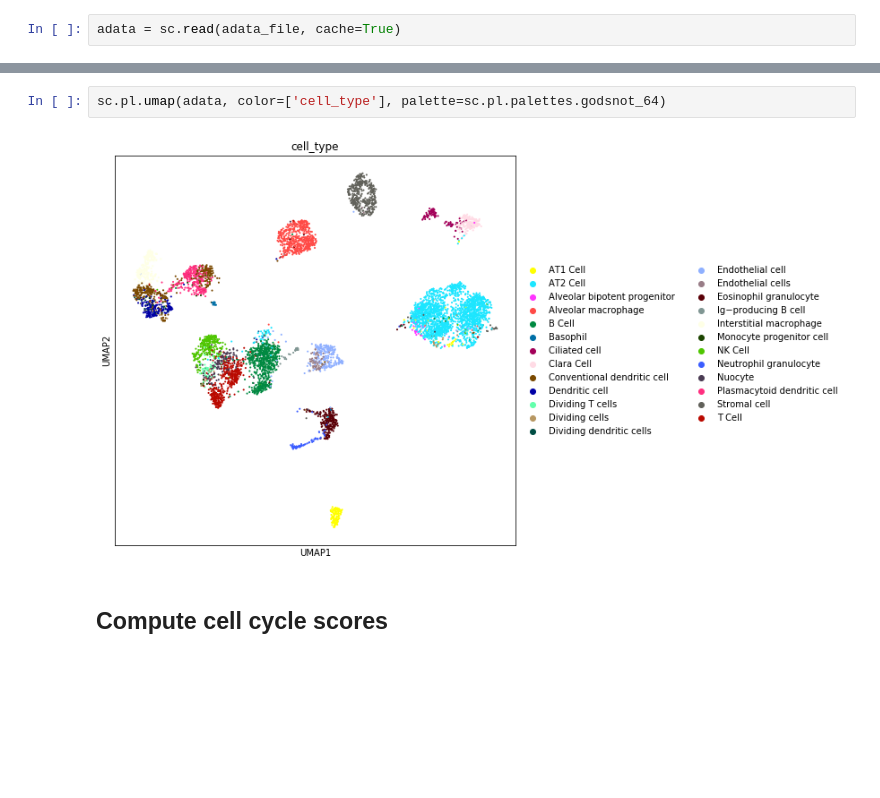
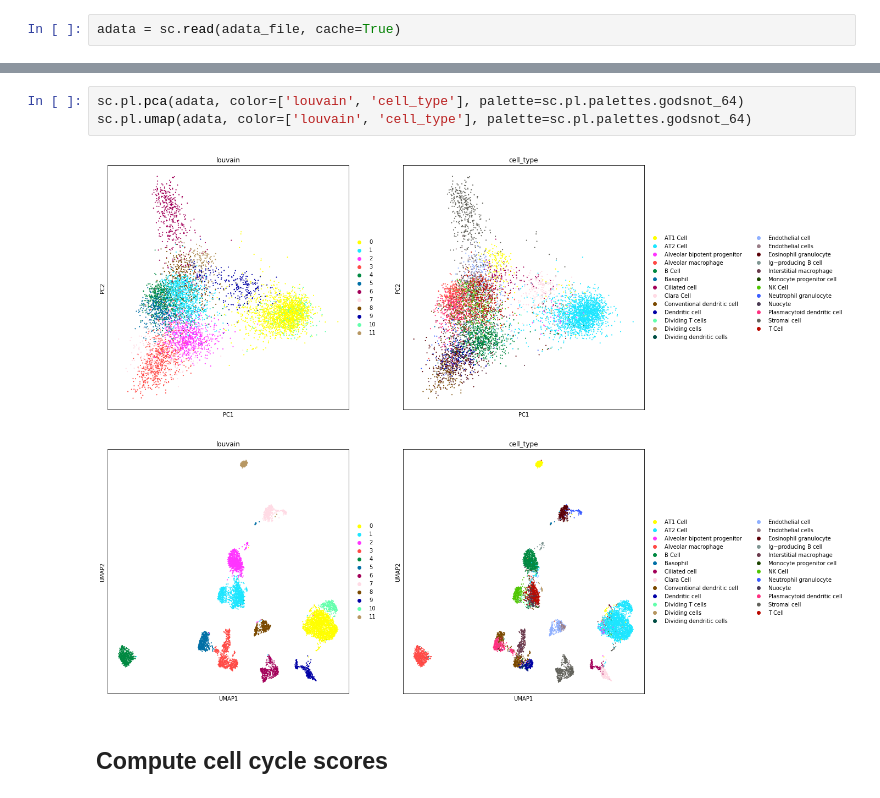
Before and after one commit to theislab/scib, a Jupyter notebook: notebooks/metrics/cell_cycle_effect.ipynb, the cells around one changed output, grey strips where cells are left out. Saved outputs shown, nothing was run; the diff lists cells and outputs as text; blank space fills up the shorter version.

```diff
--- a/notebooks/metrics/cell_cycle_effect.ipynb
+++ b/notebooks/metrics/cell_cycle_effect.ipynb
@@ -70,7 +53,9 @@ running Louvain clustering
 # %%
-sc.pl.umap(adata, color=['cell_type'], palette=sc.pl.palettes.godsnot_64)
+sc.pl.pca(adata, color=['louvain', 'cell_type'], palette=sc.pl.palettes.godsnot_64)
+sc.pl.umap(adata, color=['louvain', 'cell_type'], palette=sc.pl.palettes.godsnot_64)
 # %% [output]
-[figure, old version]
+[figure, new version]
+[figure, added]
 # %% [markdown]
 ## Compute cell cycle scores
 # %% [markdown]
```
Also changed, not shown: parts of 14 cells of this notebook, 2 other files.
